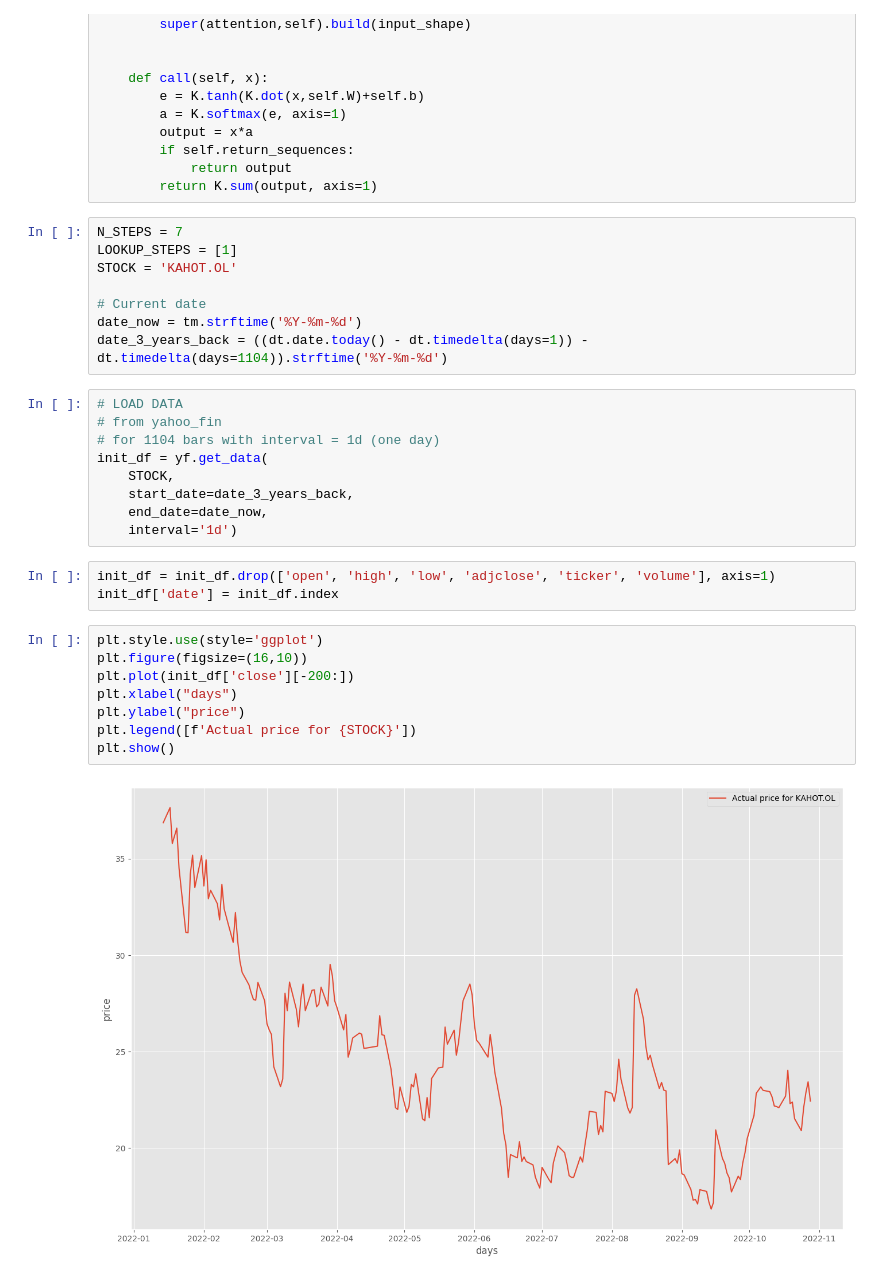
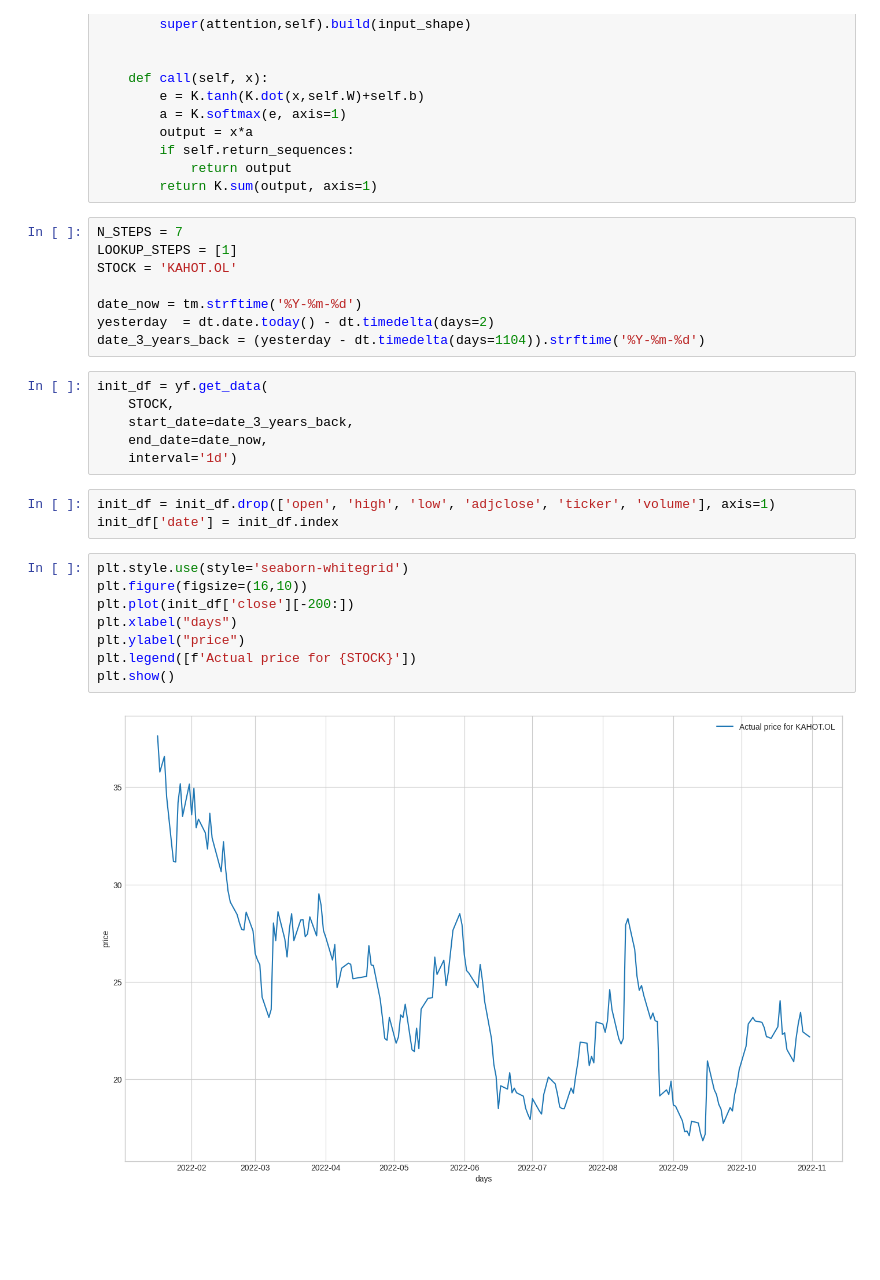
Before and after one commit to henriettebs/IDATT2502_project, a Jupyter notebook: LSTM/main.ipynb, the cells around one changed output. Cells and saved outputs as stored; diff of their text form; blank space fills up the shorter version.

```diff
--- a/LSTM/main.ipynb
+++ b/LSTM/main.ipynb
@@ -39,13 +39,10 @@ N_STEPS = 7
 LOOKUP_STEPS = [1]
 STOCK = 'KAHOT.OL'
 
-# Current date
 date_now = tm.strftime('%Y-%m-%d')
-date_3_years_back = ((dt.date.today() - dt.timedelta(days=1)) - dt.timedelta(days=1104)).strftime('%Y-%m-%d')
+yesterday  = dt.date.today() - dt.timedelta(days=2)
+date_3_years_back = (yesterday - dt.timedelta(days=1104)).strftime('%Y-%m-%d')
 # %%
-# LOAD DATA
-# from yahoo_fin
-# for 1104 bars with interval = 1d (one day)
 init_df = yf.get_data(
     STOCK,
     start_date=date_3_years_back,
@@ -55,13 +52,13 @@ init_df = yf.get_data(
 init_df = init_df.drop(['open', 'high', 'low', 'adjclose', 'ticker', 'volume'], axis=1)
 init_df['date'] = init_df.index
 # %%
-plt.style.use(style='ggplot')
+plt.style.use(style='seaborn-whitegrid')
 plt.figure(figsize=(16,10))
 plt.plot(init_df['close'][-200:])
 plt.xlabel("days")
 plt.ylabel("price")
 plt.legend([f'Actual price for {STOCK}'])
 plt.show()
 # %% [output]
-[figure, old version]
+[figure, new version]
 # %%
```
Also changed, not shown: parts of 6 cells of this notebook.
